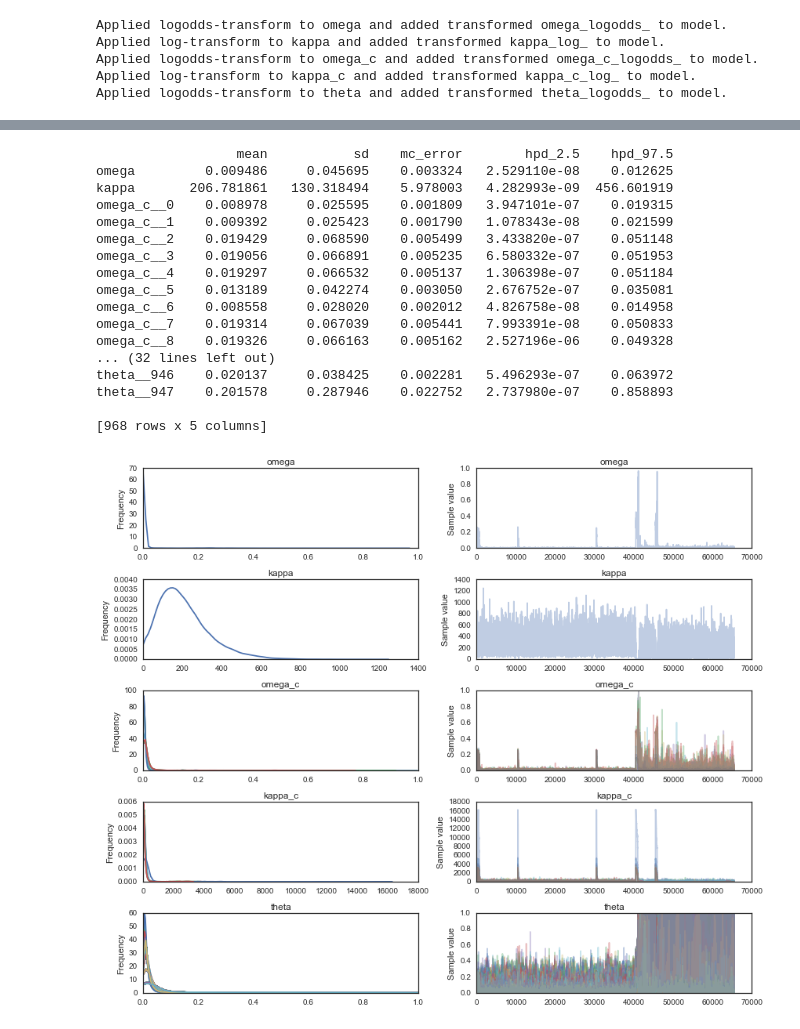
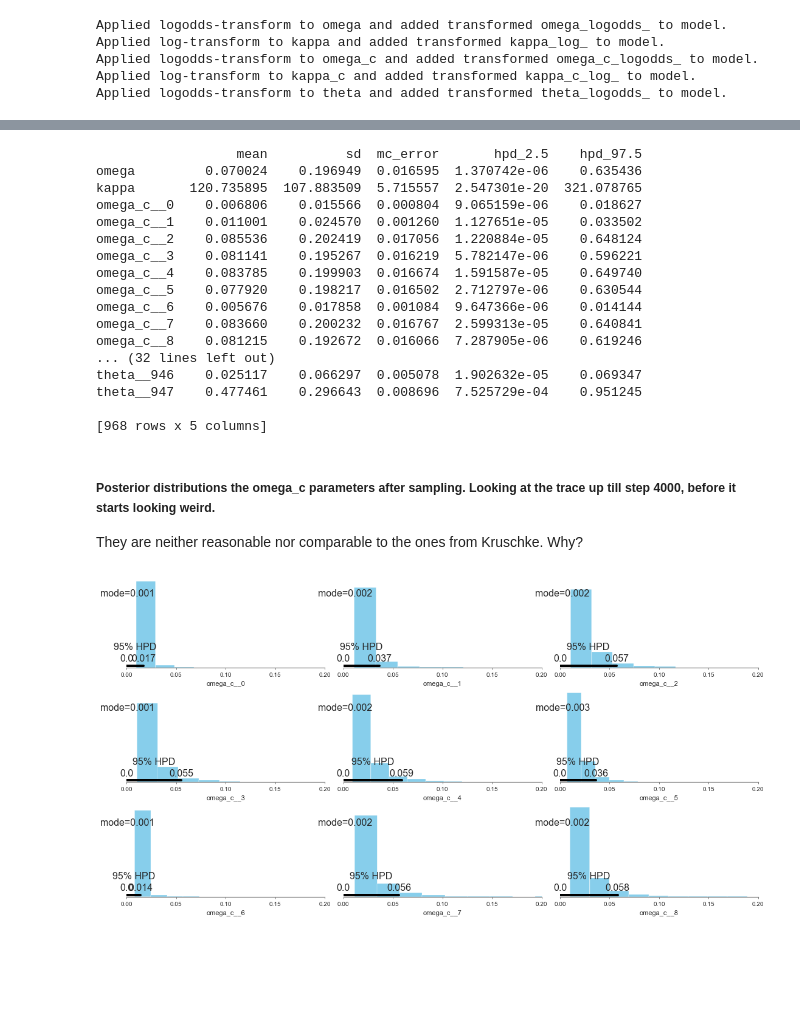
Before and after one commit to JWarmenhoven/DBDA-python, a Jupyter notebook: Notebooks/Chapter 9.ipynb, the cells around one changed output, grey strips where cells are left out. Saved outputs shown, nothing was run; the diff lists cells and outputs as text; code cells hidden in the pictures; blank space fills up the shorter version.

```diff
--- a/Notebooks/Chapter 9.ipynb
+++ b/Notebooks/Chapter 9.ipynb
@@ -263,24 +265,31 @@ with hierarchical_model2:
 # %%
-pmc.df_summary(trace_load)
+pmc.df_summary(trace)
 # %% [output]
-                  mean           sd    mc_error        hpd_2.5    hpd_97.5
-omega         0.009486     0.045695    0.003324   2.529110e-08    0.012625
-kappa       206.781861   130.318494    5.978003   4.282993e-09  456.601919
-omega_c__0    0.008978     0.025595    0.001809   3.947101e-07    0.019315
-omega_c__1    0.009392     0.025423    0.001790   1.078343e-08    0.021599
-omega_c__2    0.019429     0.068590    0.005499   3.433820e-07    0.051148
-omega_c__3    0.019056     0.066891    0.005235   6.580332e-07    0.051953
-omega_c__4    0.019297     0.066532    0.005137   1.306398e-07    0.051184
-omega_c__5    0.013189     0.042274    0.003050   2.676752e-07    0.035081
-omega_c__6    0.008558     0.028020    0.002012   4.826758e-08    0.014958
-omega_c__7    0.019314     0.067039    0.005441   7.993391e-08    0.050833
-omega_c__8    0.019326     0.066163    0.005162   2.527196e-06    0.049328
+                  mean          sd  mc_error       hpd_2.5    hpd_97.5
+omega         0.070024    0.196949  0.016595  1.370742e-06    0.635436
+kappa       120.735895  107.883509  5.715557  2.547301e-20  321.078765
+omega_c__0    0.006806    0.015566  0.000804  9.065159e-06    0.018627
+omega_c__1    0.011001    0.024570  0.001260  1.127651e-05    0.033502
+omega_c__2    0.085536    0.202419  0.017056  1.220884e-05    0.648124
+omega_c__3    0.081141    0.195267  0.016219  5.782147e-06    0.596221
+omega_c__4    0.083785    0.199903  0.016674  1.591587e-05    0.649740
+omega_c__5    0.077920    0.198217  0.016502  2.712797e-06    0.630544
+omega_c__6    0.005676    0.017858  0.001084  9.647366e-06    0.014144
+omega_c__7    0.083660    0.200232  0.016767  2.599313e-05    0.640841
+omega_c__8    0.081215    0.192672  0.016066  7.287905e-06    0.619246
 ... (32 lines left out)
-theta__946    0.020137     0.038425    0.002281   5.496293e-07    0.063972
-theta__947    0.201578     0.287946    0.022752   2.737980e-07    0.858893
+theta__946    0.025117    0.066297  0.005078  1.902632e-05    0.069347
+theta__947    0.477461    0.296643  0.008696  7.525729e-04    0.951245
 
 [968 rows x 5 columns]
-# %%
-pmc.traceplot(trace_load);
-# %% [output]
-[figure, removed]
+# %% [markdown]
+##### Posterior distributions the omega_c parameters after sampling. Looking at the trace up till step 4000, before it starts looking weird.
+They are neither reasonable nor comparable to the ones from Kruschke. Why?
+# %%
+fig, axes = plt.subplots(3,3, figsize=(15,8))
+for i, ax in enumerate(fig.axes):
+    pmc.plot_posterior(trace['omega_c'][:4000,i], ax=ax, point_estimate='mode', color='#87ceeb')
+    ax.set(xlabel= ('omega_c__{}'.format(i)), xlim=(0,0.2))
+plt.tight_layout()
+# %% [output]
+[figure, added]
```
Also changed, not shown: parts of 7 cells of this notebook, 1 other file.
